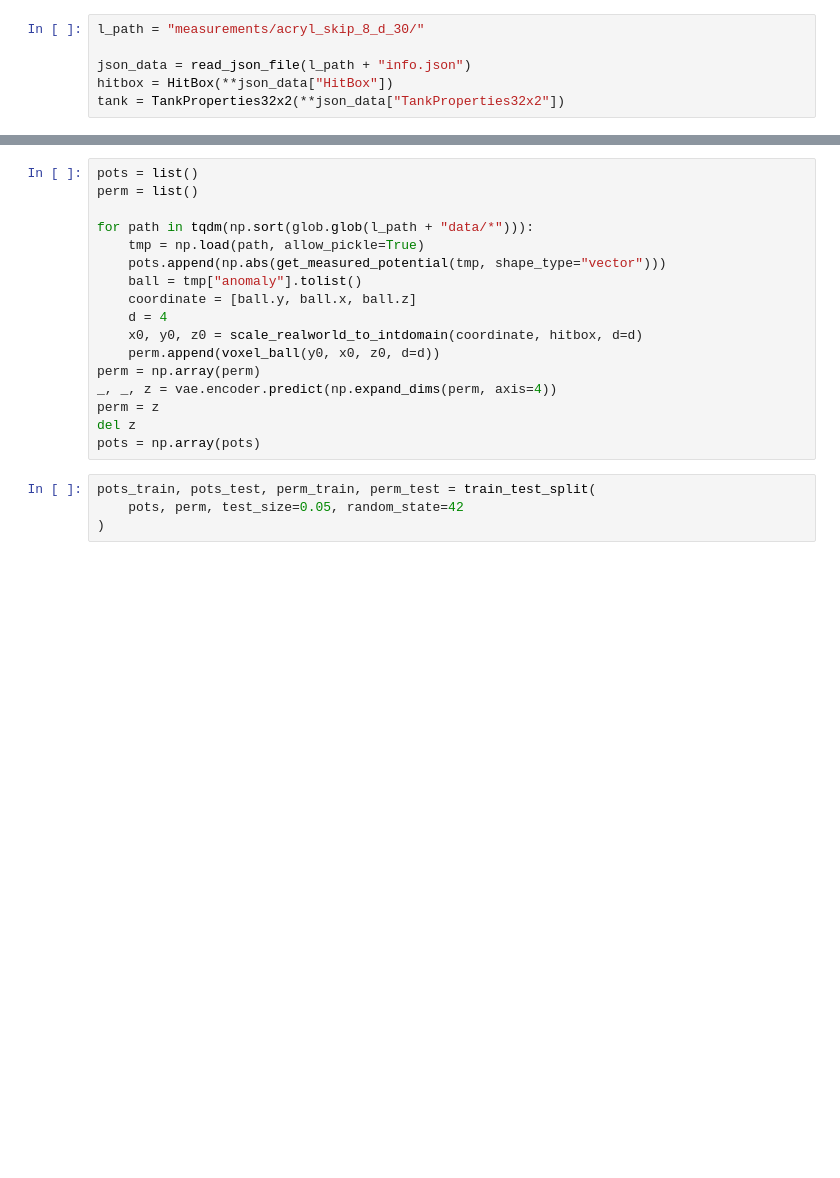
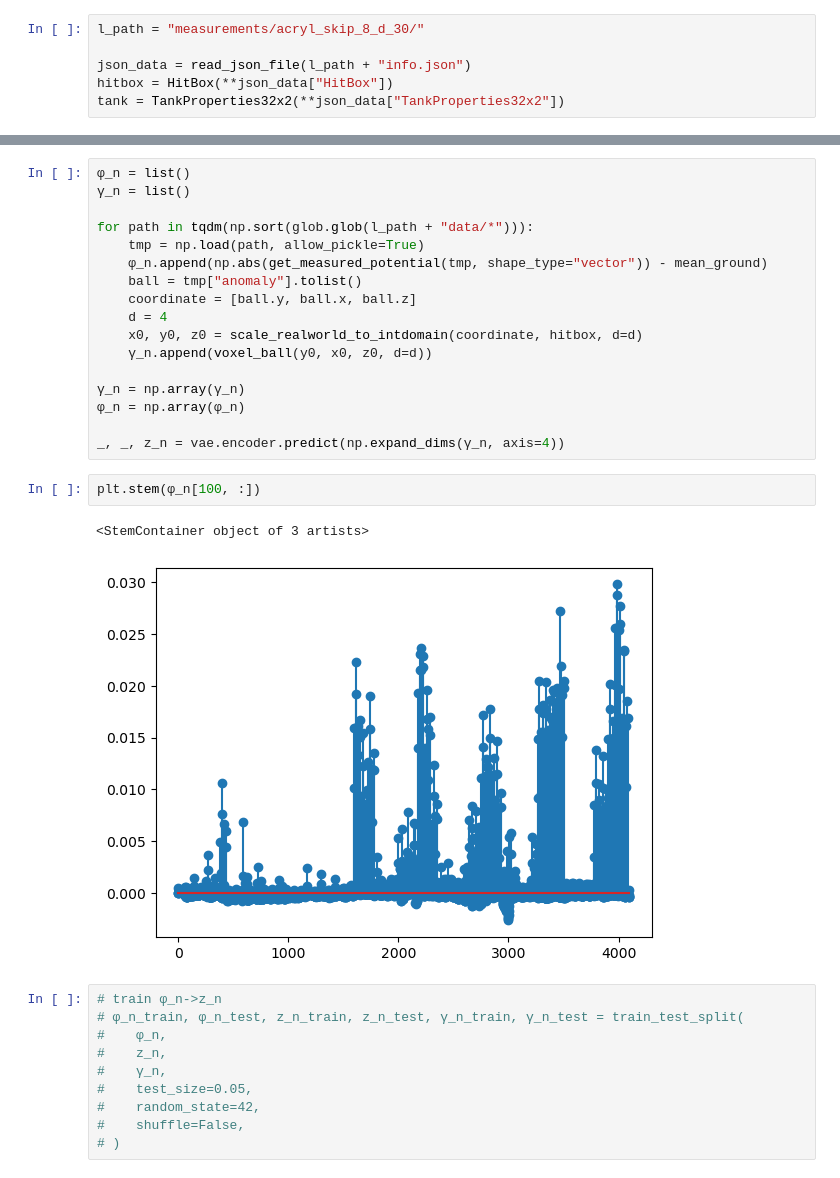
Before and after one commit to JacobTh98/3dIT, a Jupyter notebook: 3d_vae.ipynb, the cells around one changed output, grey strips where cells are left out. Cells and saved outputs as stored; diff of their text form; blank space fills up the shorter version.

```diff
--- a/3d_vae.ipynb
+++ b/3d_vae.ipynb
@@ -124,21 +204,32 @@ tank = TankProperties32x2(**json_data["TankProperties32x2"])
 # %%
-pots = list()
-perm = list()
+φ_n = list()
+γ_n = list()
 
 for path in tqdm(np.sort(glob.glob(l_path + "data/*"))):
     tmp = np.load(path, allow_pickle=True)
-    pots.append(np.abs(get_measured_potential(tmp, shape_type="vector")))
+    φ_n.append(np.abs(get_measured_potential(tmp, shape_type="vector")) - mean_ground)
     ball = tmp["anomaly"].tolist()
     coordinate = [ball.y, ball.x, ball.z]
     d = 4
     x0, y0, z0 = scale_realworld_to_intdomain(coordinate, hitbox, d=d)
-    perm.append(voxel_ball(y0, x0, z0, d=d))
-perm = np.array(perm)
-_, _, z = vae.encoder.predict(np.expand_dims(perm, axis=4))
-perm = z
-del z
-pots = np.array(pots)
+    γ_n.append(voxel_ball(y0, x0, z0, d=d))
+
+γ_n = np.array(γ_n)
+φ_n = np.array(φ_n)
+
+_, _, z_n = vae.encoder.predict(np.expand_dims(γ_n, axis=4))
+# %%
+plt.stem(φ_n[100, :])
+# %% [output]
+<StemContainer object of 3 artists>
+[figure, added]
 # %%
-pots_train, pots_test, perm_train, perm_test = train_test_split(
-    pots, perm, test_size=0.05, random_state=42
-)
+# train φ_n->z_n
+# φ_n_train, φ_n_test, z_n_train, z_n_test, γ_n_train, γ_n_test = train_test_split(
+#    φ_n,
+#    z_n,
+#    γ_n,
+#    test_size=0.05,
+#    random_state=42,
+#    shuffle=False,
+# )
```
Also changed, not shown: parts of 31 cells of this notebook, 7 other files.
